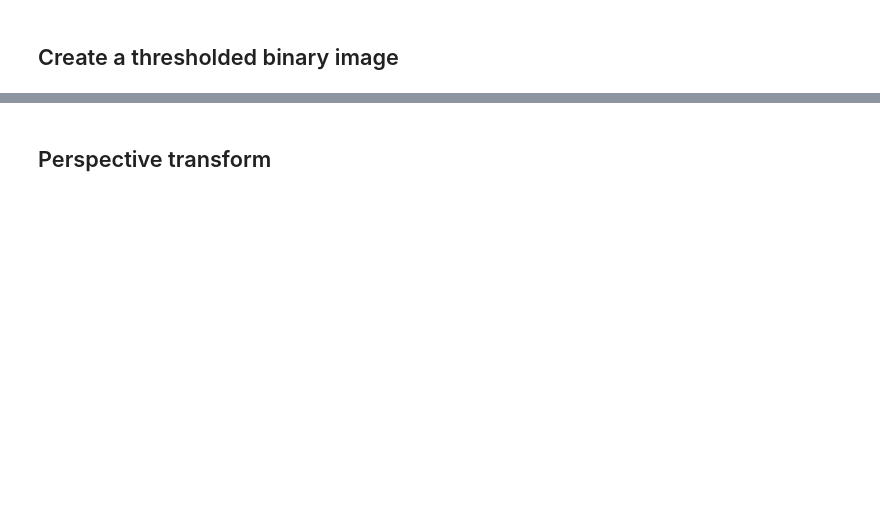
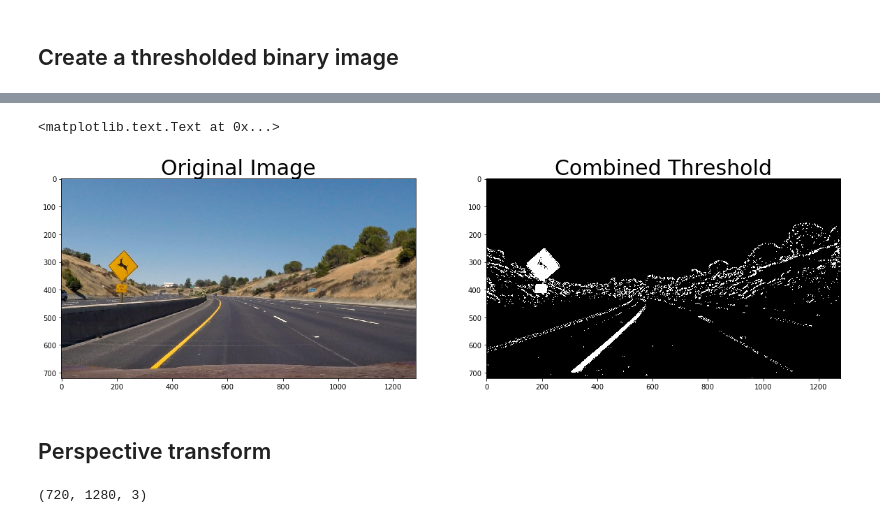
Before and after one commit to shuangxia/self-driving-car-engineer, a Jupyter notebook: P4-submission/Advanced_Lane_Finding.ipynb, the cells around one changed output, grey strips where cells are left out. Saved outputs shown, nothing was run; the diff lists cells and outputs as text; code cells hidden in the pictures; blank space fills up the shorter version.

```diff
--- a/P4-submission/Advanced_Lane_Finding.ipynb
+++ b/P4-submission/Advanced_Lane_Finding.ipynb
@@ -114,2 +216,30 @@ def abs_sobel_thresh(img, orient='x', thresh_min=0, thresh_max=255):
+# %%
+def combined_thresholding(img, kernel_size=9, s_thresh=(170, 255), abs_thresh=(20, 100), _mag_thresh=(40, 200), dir_thresh=(0.7,1.1)):
+    img = np.copy(img)
+    gradx_binary = abs_sobel_thresh(img, sobel_kernel=kernel_size, orient='x', abs_thresh=abs_thresh)
+    grady_binary = abs_sobel_thresh(img, sobel_kernel=kernel_size, orient='y', abs_thresh=abs_thresh)
+    mag_binary = mag_thresh(img, sobel_kernel=kernel_size, _mag_thresh=_mag_thresh)
+    dir_binary = dir_threshold(img, sobel_kernel=kernel_size, dir_thresh=dir_thresh)
+    hls_binary = hls_select(img, s_thresh=s_thresh)
+
+    combined = np.zeros_like(dir_binary)
+    combined[(((gradx_binary == 1) & (grady_binary == 1)) | ((mag_binary == 1) & (dir_binary == 1)))| hls_binary ==1] = 1
+    combined = combined.astype(np.uint8)
+    return combined
+# %%
+img = mpimg.imread('test_images/test2.jpg')
+
+undistorted = cal_undistort(img, mtx, dist)
+combined = combined_thresholding(undistorted, kernel_size=7)
+
+f, axes = plt.subplots(1, 2, figsize=(20, 12))
+# f.tight_layout()
+axes[0].imshow(img)
+axes[0].set_title('Original Image', fontsize=30)
+axes[1].imshow(combined, cmap='gray')
+axes[1].set_title('Combined Threshold', fontsize=30)
+# %% [output]
+<matplotlib.text.Text at 0x...>
+[figure, added]
 # %% [markdown]
 ## Perspective transform
@@ -151,0 +246,4 @@ def corners_unwarp(img, nx, ny, mtx, dist):
+# %%
+img.shape
+# %% [output]
+(720, 1280, 3)
```
Also changed, not shown: parts of 36 cells of this notebook, 3 other files.
